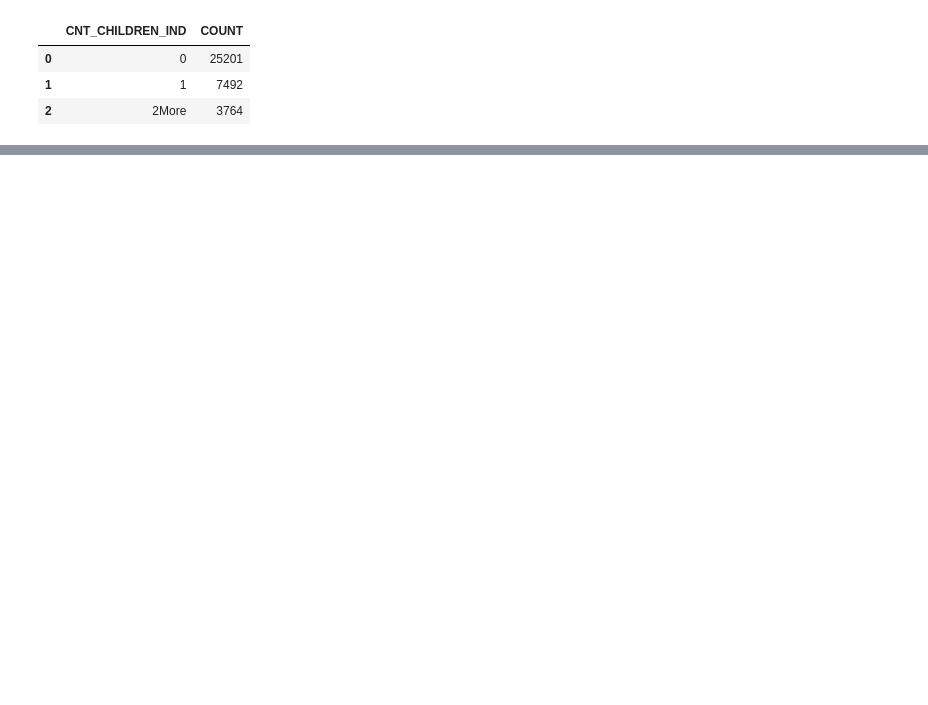
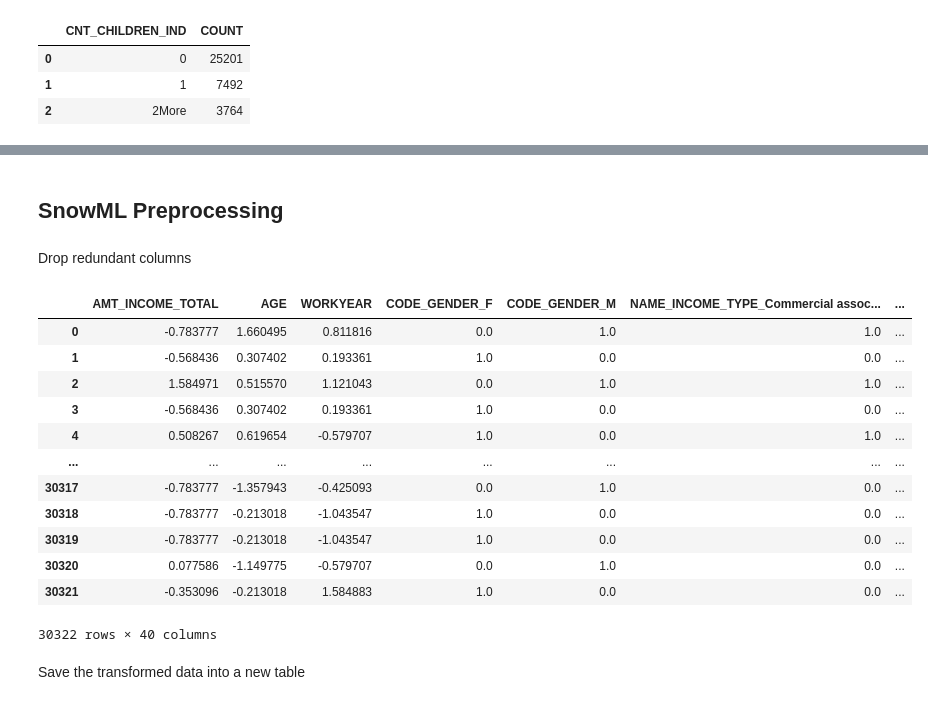
Before and after one commit to PaulLucasleit/snowpark-learnings, a Jupyter notebook: app/notebooks/ml_with_snowflake/1_3_demo_full_data_exploration.ipynb, the cells around one changed output, grey strips where cells are left out. Cells and saved outputs as stored; diff of their text form; code cells hidden in the pictures; blank space fills up the shorter version.

```diff
--- a/app/notebooks/ml_with_snowflake/1_3_demo_full_data_exploration.ipynb
+++ b/app/notebooks/ml_with_snowflake/1_3_demo_full_data_exploration.ipynb
@@ -257,0 +420,55 @@ application_record_sdf.group_by('CNT_CHILDREN_IND').count().sort('CNT_CHILDREN_I
+# %% [markdown]
+## SnowML Preprocessing
+# %% [markdown]
+Drop redundant columns
+# %%
+application_record_sdf = application_record_sdf.drop(['FLAG_WORK_PHONE', 'FLAG_PHONE', 'FLAG_EMAIL'])
+# %%
+oe_cols = ['FLAG_OWN_CAR', 'FLAG_OWN_REALTY']
+my_oe_encoder = OrdinalEncoder(input_cols=oe_cols, output_cols=oe_cols)
+my_oe_encoder.fit(application_record_sdf)
+
+application_record_sdf = my_oe_encoder.transform(application_record_sdf)
+# %%
+# Prepare values for One-Hot-Encoding
+ohe_cols = [
+    'CODE_GENDER',
+    'NAME_INCOME_TYPE',
+    'NAME_EDUCATION_TYPE',
+    'NAME_FAMILY_STATUS',
+    'CNT_CHILDREN_IND',
+    'CNT_FAM_MEMBERS_IND',
+    'OCCUPATION_TYPE',
+    'NAME_HOUSING_TYPE'
+]
+
+def fix_values(column):
+    return functions.upper(functions.regexp_replace(functions.col(column), '[^a-zA-Z0-9]+', '_'))
+
+my_ohe_encoder = OneHotEncoder(input_cols=ohe_cols, output_cols=ohe_cols, drop_input_cols=True)
+my_ohe_encoder.fit(application_record_sdf)
+application_record_sdf = my_ohe_encoder.transform(application_record_sdf)
+# %%
+scaler_cols = ['AMT_INCOME_TOTAL', 'AGE', 'WORKYEAR']
+
+my_scaler = StandardScaler(input_cols=scaler_cols, output_cols=scaler_cols)
+my_scaler.fit(application_record_sdf)
+application_record_sdf = my_scaler.transform(application_record_sdf)
+# %%
+application_record_sdf.to_pandas()
+# %% [output]
+|  | AMT_INCOME_TOTAL | AGE | WORKYEAR | CODE_GENDER_F | CODE_GENDER_M | NAME_INCOME_TYPE_Commercial assoc... | ... |
+| 0 | -0.783777 | 1.660495 | 0.811816 | 0.0 | 1.0 | 1.0 | ... |
+| 1 | -0.568436 | 0.307402 | 0.193361 | 1.0 | 0.0 | 0.0 | ... |
+| 2 | 1.584971 | 0.515570 | 1.121043 | 0.0 | 1.0 | 1.0 | ... |
+| 3 | -0.568436 | 0.307402 | 0.193361 | 1.0 | 0.0 | 0.0 | ... |
+| 4 | 0.508267 | 0.619654 | -0.579707 | 1.0 | 0.0 | 1.0 | ... |
+| ... | ... | ... | ... | ... | ... | ... | ... |
+| 30317 | -0.783777 | -1.357943 | -0.425093 | 0.0 | 1.0 | 0.0 | ... |
+| 30318 | -0.783777 | -0.213018 | -1.043547 | 1.0 | 0.0 | 0.0 | ... |
+| 30319 | -0.783777 | -0.213018 | -1.043547 | 1.0 | 0.0 | 0.0 | ... |
+| 30320 | 0.077586 | -1.149775 | -0.579707 | 0.0 | 1.0 | 0.0 | ... |
+| 30321 | -0.353096 | -0.213018 | 1.584883 | 1.0 | 0.0 | 0.0 | ... |
+30322 rows × 40 columns
+# %% [markdown]
+Save the transformed data into a new table
```
Also changed, not shown: parts of 32 cells of this notebook, 3 other files.
